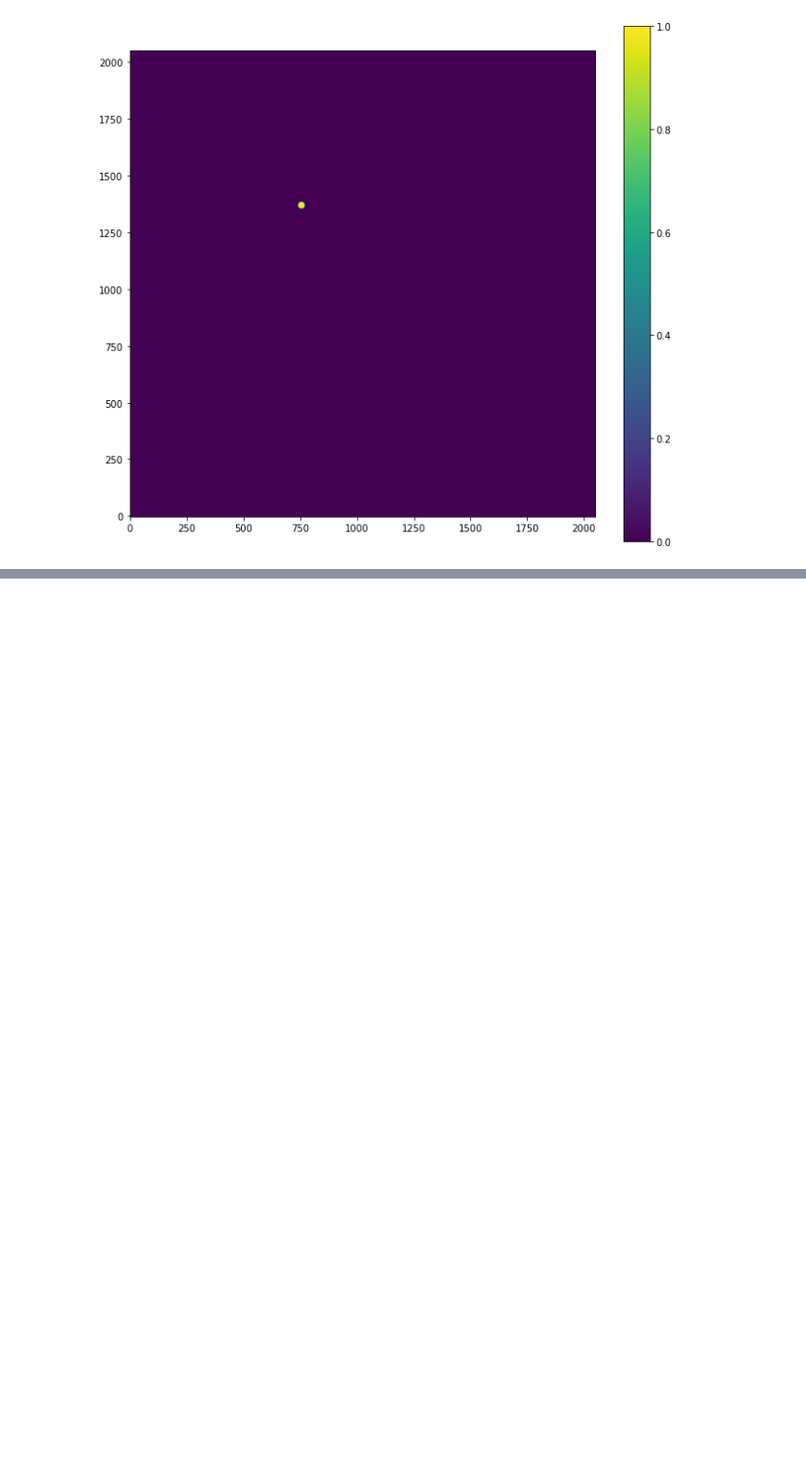
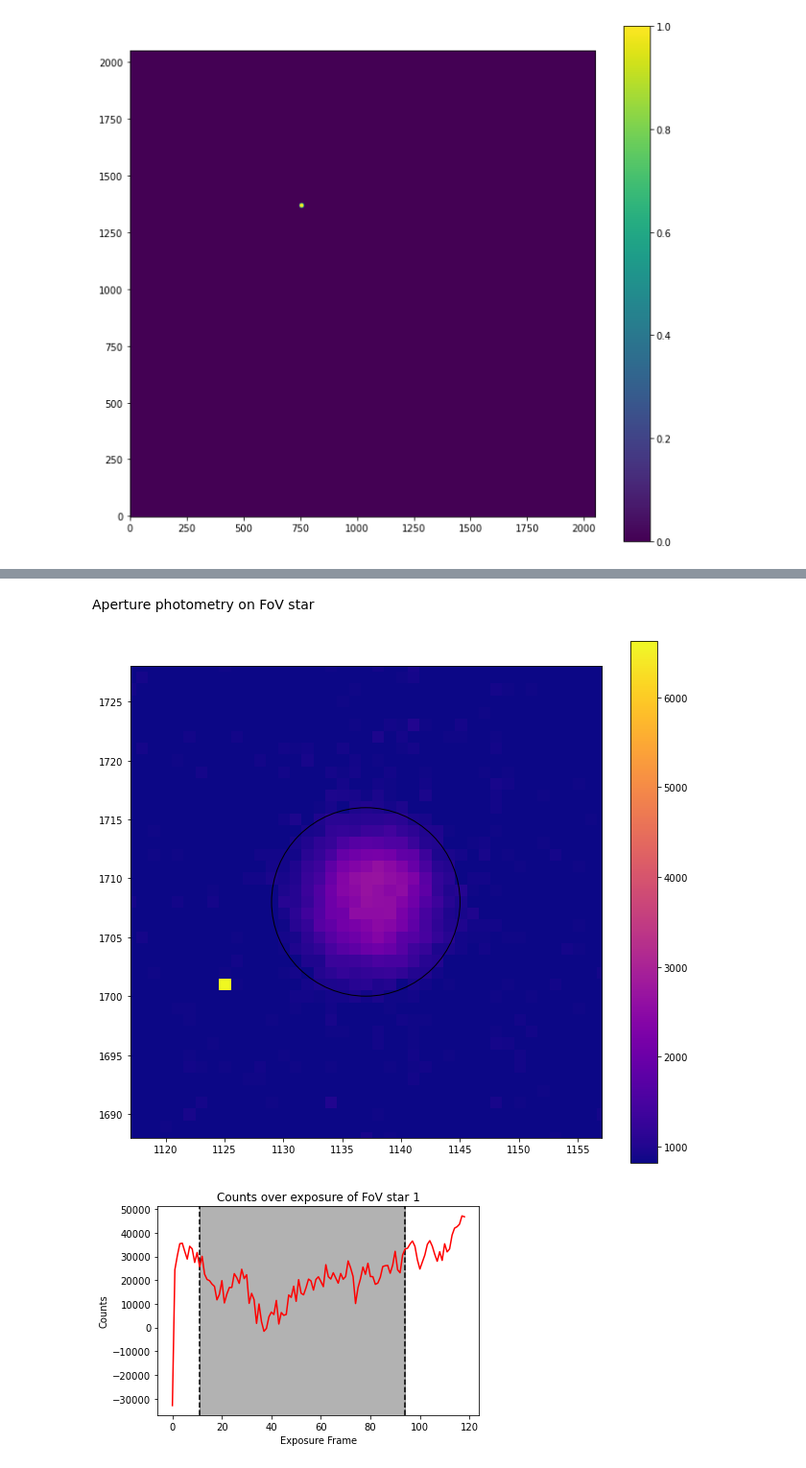
Before and after one commit to JoahanC/ay107project, a Jupyter notebook: ay107_finalproject.ipynb, the cells around one changed output, grey strips where cells are left out. Shown at 96% size. Drawn from its saved outputs; the diff is of its cells as text; code cells hidden in the pictures; blank space fills up the shorter version.

```diff
--- a/ay107_finalproject.ipynb
+++ b/ay107_finalproject.ipynb
@@ -296,3 +297,53 @@ Table length=119
 | 116 | ././palomar_data/image0627.fits | 627 | science | 16:52:43.90 | +16:34:54.6 | TOI-2109b | 11:16:26.0 | 1.110 | 70.0 |
 | 117 | ././palomar_data/image0628.fits | 628 | science | 16:52:43.90 | +16:34:54.5 | TOI-2109b | 11:17:43.5 | 1.112 | 70.0 |
 | 118 | ././palomar_data/image0629.fits | 629 | science | 16:52:43.89 | +16:34:54.6 | TOI-2109b | 11:19:00.8 | 1.114 | 70.0 |
+# %% [markdown]
+Aperture photometry on FoV star
+# %%
+fov1_x_center = 1137
+fov1_y_center = 1708
+
+# correct bad pixels from dither/sky subtraction
+bad_1_x = bad_2_x = 1138
+bad_1_y = 1708
+bad_2_y = 1707
+
+red_science = (test_science - master_dark) / master_flat;
+red_science[bad_1_y, bad_1_x] = np.mean([red_science[bad_1_y+1, bad_1_x], red_science[bad_1_y, bad_1_x-1], red_science[bad_1_y, bad_1_x+1]])
+red_science[bad_2_y, bad_2_x] = np.mean([red_science[bad_2_y-1, bad_2_x], red_science[bad_2_y, bad_2_x-1], red_science[bad_2_y, bad_2_x+1]])
+
+norm_rad = 12
+norm_frame = red_science[y_center-norm_rad:y_center+norm_rad, x_center-norm_rad:x_center+norm_rad]
+
+z1, z2 = z.get_limits(norm_frame)
+fig, ax = plt.subplots()
+fig.set_size_inches(11, 10)
+cbar = ax.imshow(red_science, origin="lower", norm=Normalize(z1, z2), cmap="plasma")
+targ_circle = plt.Circle((fov1_x_center, fov1_y_center), 8, fill=False)
+ax.add_patch(targ_circle)
+ax.set_xlim(fov1_x_center - 20, fov1_x_center + 20)
+ax.set_ylim(fov1_y_center - 20, fov1_y_center + 20)
+plt.colorbar(cbar);
+plt.show()
+
+fov1_counts = []
+for science_file in sorted_science_files:
+    science_data = fits.getdata(science_file)
+    red_science = (science_data - master_dark - master_sky) / master_flat
+    mask, n_pix = aperture_mask(height, width, 8, fov1_x_center, fov1_y_center)
+    count = np.nansum(np.multiply(red_science, mask))
+    fov1_counts.append(count)
+
+x = np.arange(len(sorted_science_files))
+fig, ax = plt.subplots()
+ax.axvline(11, linestyle="dashed", color="black")
+ax.axvline(94, linestyle="dashed", color="black")
+ax.axvspan(11, 94, color="black", alpha=0.3)
+ax.plot(x, fov1_counts, color="red");
+ax.set_xlabel("Exposure Frame")
+ax.set_ylabel("Counts");
+ax.set_title("Counts over exposure of FoV star 1")
+plt.show()
+# %% [output]
+[figure, added]
+[figure, added]
```
Also changed, not shown: parts of 5 cells of this notebook.
